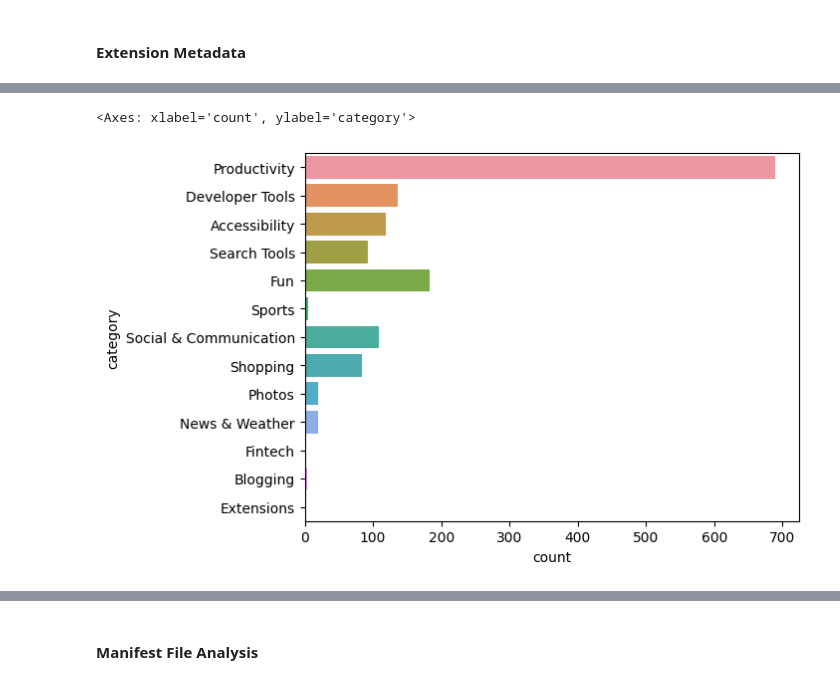
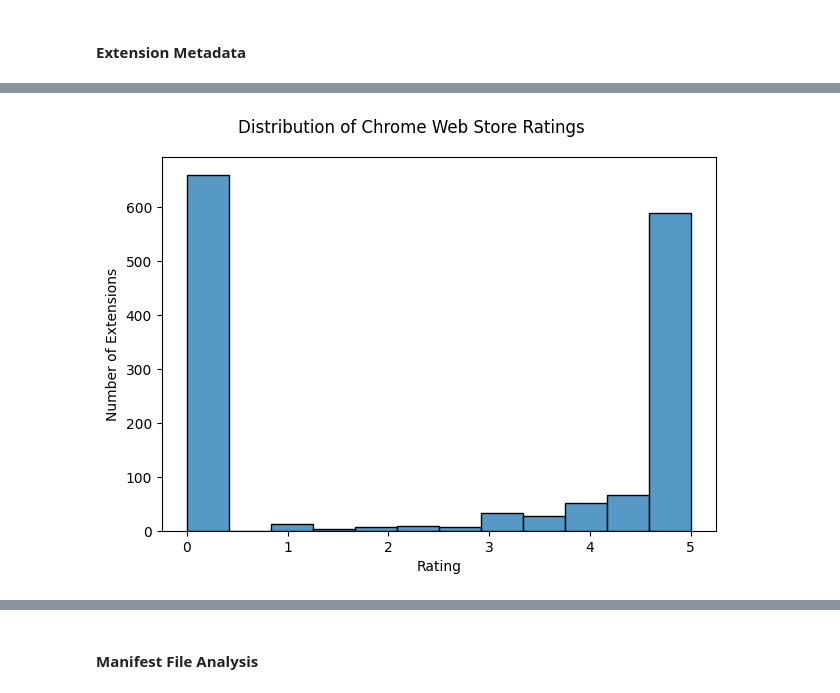
Before and after one commit to amad-person/browser-sec-project, a Jupyter notebook: Extension_Analysis.ipynb, the cells around one changed output, grey strips where cells are left out. Drawn from its saved outputs; the diff is of its cells as text; code cells hidden in the pictures.

```diff
--- a/Extension_Analysis.ipynb
+++ b/Extension_Analysis.ipynb
@@ -169,7 +188,12 @@ Combine the following:
 # %%
-ext_df_filepath = "/content/drive/MyDrive/14828 Browser Security Project/ext_df.csv"
+ext_df_filepath = "/content/drive/MyDrive/14828 Browser Security Project/ext_df_latest.csv"
+# %%
+CRITICAL_RISK_API_PERMISSIONS = ['webRequest', 'declarativeNetRequest']
+CRITICAL_RISK_HOST_PERMISSIONS = ['*://*/', '*://*/', '<all_urls>']
+
+HIGH_RISK_API_PERMISSIONS = ['scripting', 'tabs', 'webNavigation', 'downloads', 'clipboardRead', 'history']
+HIGH_RISK_HOST_PERMISSIONS = ['file:///*', 'http://*/*', 'https://*/*']
 # %%
-%%capture
 if not os.path.exists(ext_df_filepath):
     ext_df = pd.DataFrame()
 
@@ -178,7 +202,7 @@ if not os.path.exists(ext_df_filepath):
 
         # load JSON files
         metadata_filepath = f"/content/drive/MyDrive/14828 Browser Security Project/Metadata_Results/metadata/{ext_id}.json"
-        manifest_analysis_filepath = f"/content/drive/MyDrive/14828 Browser Security Project/Manifest_Analysis_Results/manifest_analysis/{ext_id}.json"
+        manifest_analysis_filepath = f"/content/drive/MyDrive/14828 Browser Security Project/Manifest_Analysis_Results/manifest_analysis_new/{ext_id}.json"
         doublex_analysis_filepath = f"/content/drive/MyDrive/14828 Browser Security Project/DoubleX_Results/{ext_id}"
 
         if os.path.exists(metadata_filepath):
@@ -213,6 +237,26 @@ if not os.path.exists(ext_df_filepath):
             "num_ext_conn": int(manifest_analysis_dict["num_ext_conn"])
         }
 
+        # critical risk api permissions
+        for perm in CRITICAL_RISK_API_PERMISSIONS:
+           dict_key = f"where_{perm}"
+           ext_row[dict_key] = str(manifest_analysis_dict[dict_key])
+
+        # high risk api permissions
+        for perm in HIGH_RISK_API_PERMISSIONS:
+           dict_key = f"where_{perm}"
+           ext_row[dict_key] = str(manifest_analysis_dict[dict_key])
+
+        # critical risk host permissions
+        for perm in CRITICAL_RISK_HOST_PERMISSIONS:
+           dict_key = f"where_{perm}"
+           ext_row[dict_key] = str(manifest_analysis_dict[dict_key])
+
+        # high risk host permissions
+        for perm in HIGH_RISK_HOST_PERMISSIONS:
+           dict_key = f"where_{perm}"
+           ext_row[dict_key] = str(manifest_analysis_dict[dict_key])
+
         cs_dangers = doublex_analysis_dict['cs']
         ext_row["num_cs_direct_dangers"] = len(cs_dangers['direct_dangers'].keys())
         ext_row["num_cs_indirect_dangers"] = len(cs_dangers['indirect_dangers'].keys())
@@ -227,7 +271,7 @@ if not os.path.exists(ext_df_filepath):
         ext_df = ext_df.append(ext_row, ignore_index=True)
 
     # save ext_df for future loading
-    ext_df.to_csv("/content/drive/MyDrive/14828 Browser Security Project/ext_df.csv")
+    ext_df.to_csv("/content/drive/MyDrive/14828 Browser Security Project/ext_df_latest.csv")
 else:
     ext_df = pd.read_csv(ext_df_filepath, index_col=0)
 # %%
@@ -258,5 +297,10 @@ sns.histplot(data=ext_df, x="avg_rating")
-# %%
-sns.countplot(data=ext_df, y="category")
-# %% [output]
-<Axes: xlabel='count', ylabel='category'>
-[figure, removed]
+# %%
+fig, ax = plt.subplots()
+sns.histplot(data=ext_df, x="avg_rating")
+plt.suptitle(f"Distribution of Chrome Web Store Ratings")
+ax.set_xlabel("Rating")
+ax.set_ylabel("Number of Extensions")
+plt.tight_layout()
+plt.savefig("Distribution of Chrome Web Store Ratings", dpi=500)
+# %% [output]
+[figure, added]
```
Also changed, not shown: parts of 52 cells of this notebook.
